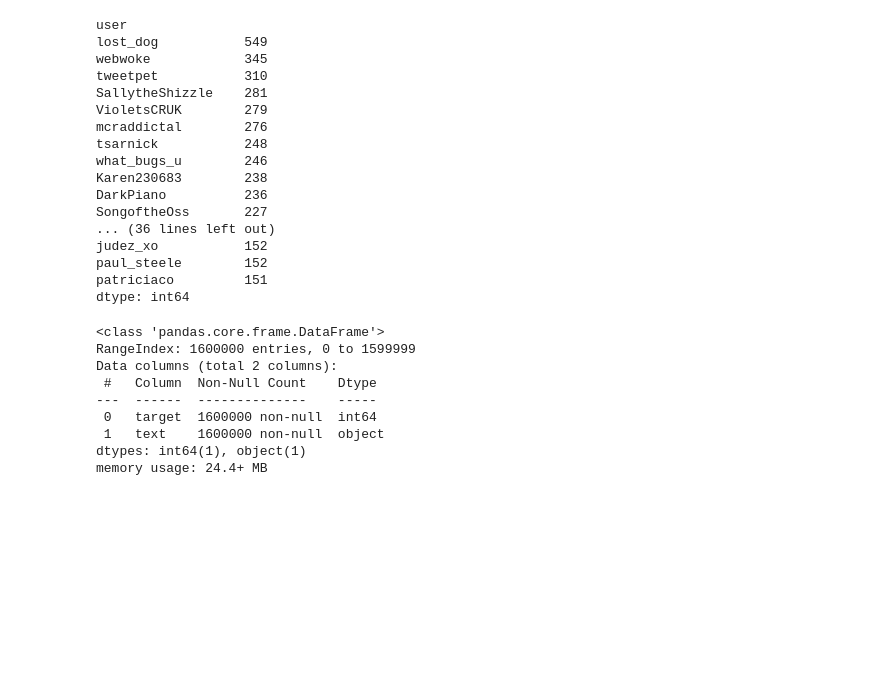
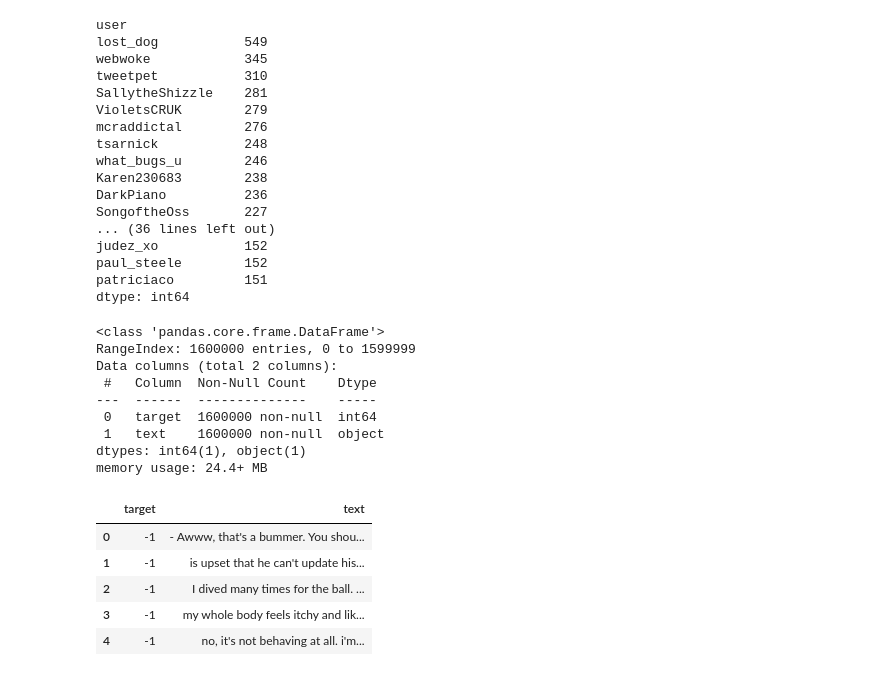
Before and after one commit to NIKOMAHOS/eestec_2024, a Jupyter notebook: src/main.ipynb, the cells around one changed output. Saved outputs shown, nothing was run; the diff lists cells and outputs as text; code cells hidden in the pictures; blank space fills up the shorter version.

```diff
--- a/src/main.ipynb
+++ b/src/main.ipynb
@@ -70,0 +64,3 @@ Name: count, dtype: int64
+# %%
+df['target'] = df['target'].map({0: -1, 4: 1})
+df['target'].value_counts()
@@ -106,3 +107,11 @@ memory usage: 24.4+ MB
 # %%
 df['text'] = df['text'].str.replace(r'@\w+', '', regex=True)  # Remove @mentions
 df['text'] = df['text'].str.replace(r'https?://\S+', '', regex=True)  # Remove URLs
+df.head()
+# %% [output]
+|  | target | text |
+| 0 | -1 | - Awww, that's a bummer. You shou... |
+| 1 | -1 | is upset that he can't update his... |
+| 2 | -1 | I dived many times for the ball. ... |
+| 3 | -1 | my whole body feels itchy and lik... |
+| 4 | -1 | no, it's not behaving at all. i'm... |
```
Also changed, not shown: parts of 12 cells of this notebook.
